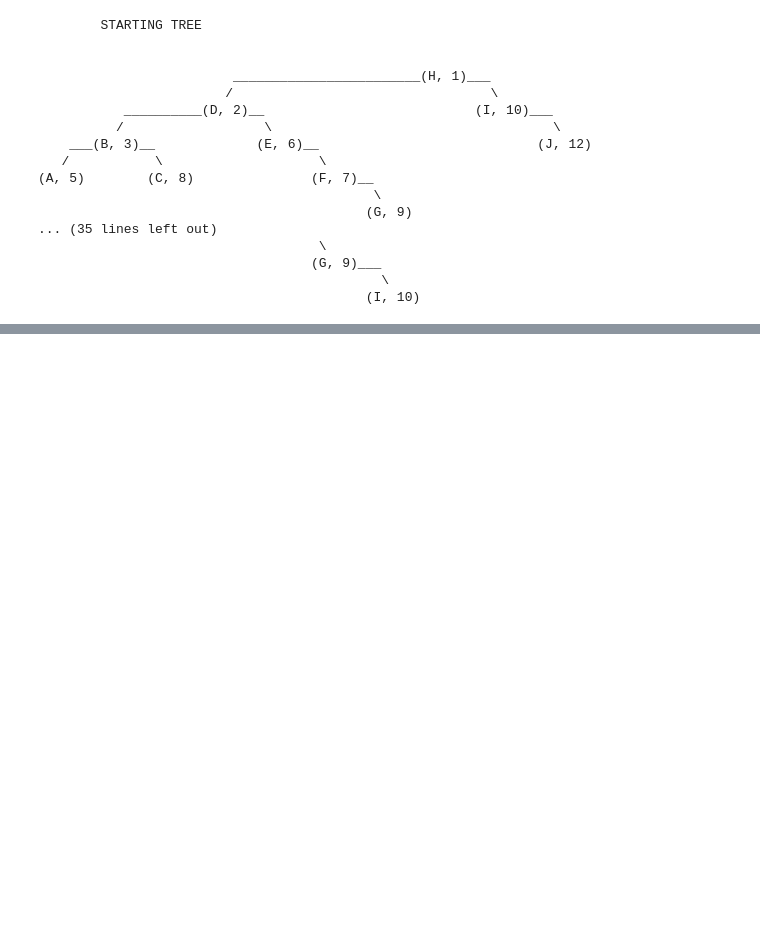
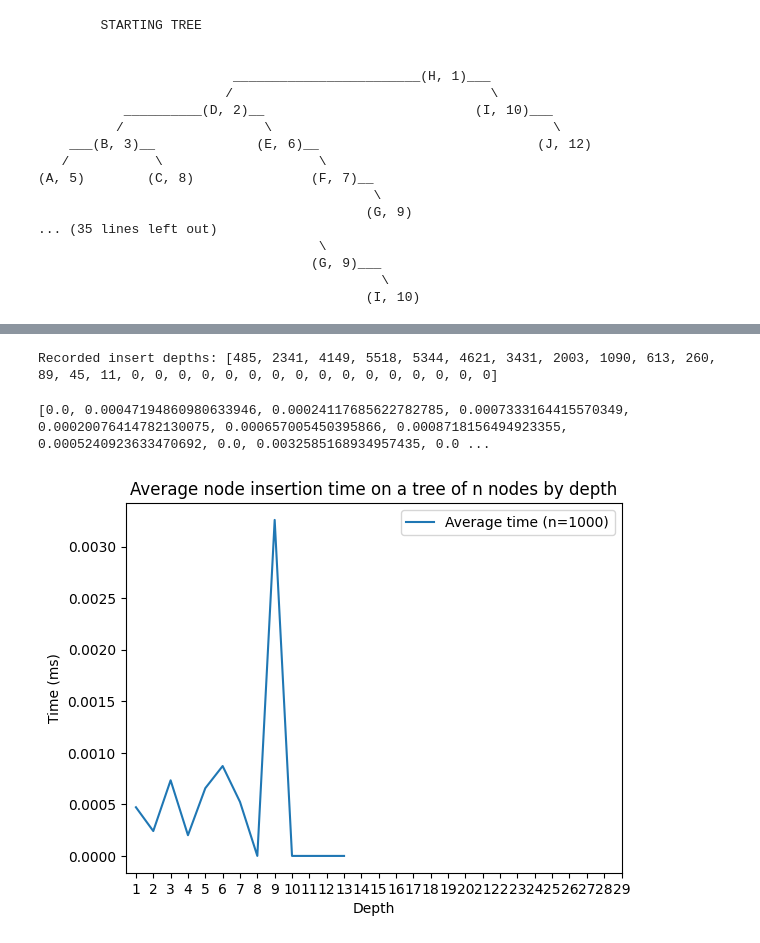
Before and after one commit to xxBWxx/complex-project, a Jupyter notebook: treetest.ipynb, the cells around one changed output, grey strips where cells are left out. Saved outputs shown, nothing was run; the diff lists cells and outputs as text; code cells hidden in the pictures; blank space fills up the shorter version.

```diff
--- a/treetest.ipynb
+++ b/treetest.ipynb
@@ -41,3 +57,6 @@ Node(J, 12)
+# %%
+def copy_nodeslist(nodes):
+    return [node.copy() for node in nodes]
 # %%
 nodes[4].key, nodes[4].priority
 # %% [output]
@@ -589,0 +757,8 @@ print(convert_to_printable(H_removed))
+# %%
+random_nodes = create_random_nodeslist_3key(10, priority_range=(1, 100))
+for node in random_nodes:
+    print(node)
+len(random_nodes)
+
+root_random = create_tree(random_nodes)
+print(convert_to_printable(root_random))
@@ -589,0 +856,42 @@ print(convert_to_printable(H_removed))
+# %%
+def insertion_complexity_by_depth_3key(node_count, test_count, repetition_count, priority_range=(0, 1000), max_priority_search=100):
+    times = [[] for _ in range(node_count)]
+    for _ in range(test_count):
+        nodes = create_random_nodeslist_3key(node_count, priority_range=priority_range, max_priority_search=max_priority_search)
+        for repetition in range(repetition_count):
+            copynodes = copy_nodeslist(nodes)
+            root = create_tree(copynodes)
+            random_insert = get_random_node_3key(copynodes, priority_range=priority_range, max_priority_search=max_priority_search)
+            start = time.time()
+            insert_node(root, random_insert)
+            end = time.time()
+            depth = get_depth_of_node(root, random_insert)
+            times[depth - 1].append((end - start) * 1000)
+    print("Recorded insert depths:", [len(times[i]) for i in range(len(times))])
+    times = [np.mean(time) for time in times]
+    return times
+# %%
+node_count = 30
+test_count = 1000
+repetition_count = 30
+
+priority_range = (0, 1000)
+max_priority_search = 100
+
+times = insertion_complexity_by_depth_3key(node_count, test_count, repetition_count, priority_range=priority_range, max_priority_search=max_priority_search)
+# %% [output]
+Recorded insert depths: [485, 2341, 4149, 5518, 5344, 4621, 3431, 2003, 1090, 613, 260, 89, 45, 11, 0, 0, 0, 0, 0, 0, 0, 0, 0, 0, 0, 0, 0, 0, 0, 0]
+# %%
+print(times)
+# %% [output]
+[0.0, 0.00047194860980633946, 0.00024117685622782785, 0.0007333164415570349, 0.00020076414782130075, 0.000657005450395866, 0.0008718156494923355, 0.0005240923633470692, 0.0, 0.0032585168934957435, 0.0 ...
+# %%
+plt.title("Average node insertion time on a tree of n nodes by depth")
+plt.plot(range(1, len(times)), times[1:], label=f"Average time (n={test_count})")
+plt.xlabel("Depth")
+plt.ylabel("Time (ms)")
+plt.xticks(range(1, len(times)))
+plt.legend()
+plt.show()
+# %% [output]
+[figure, added]
```
Also changed, not shown: parts of 20 cells of this notebook.
